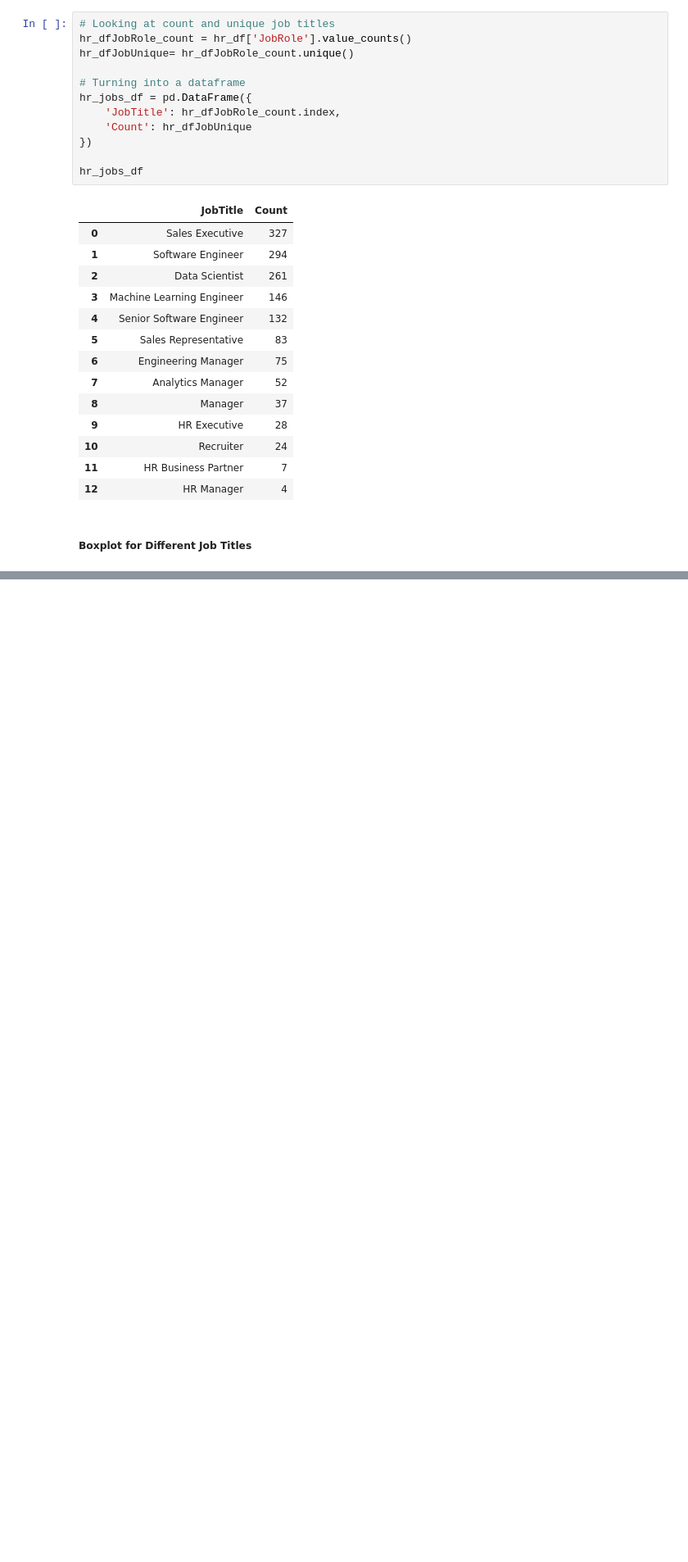
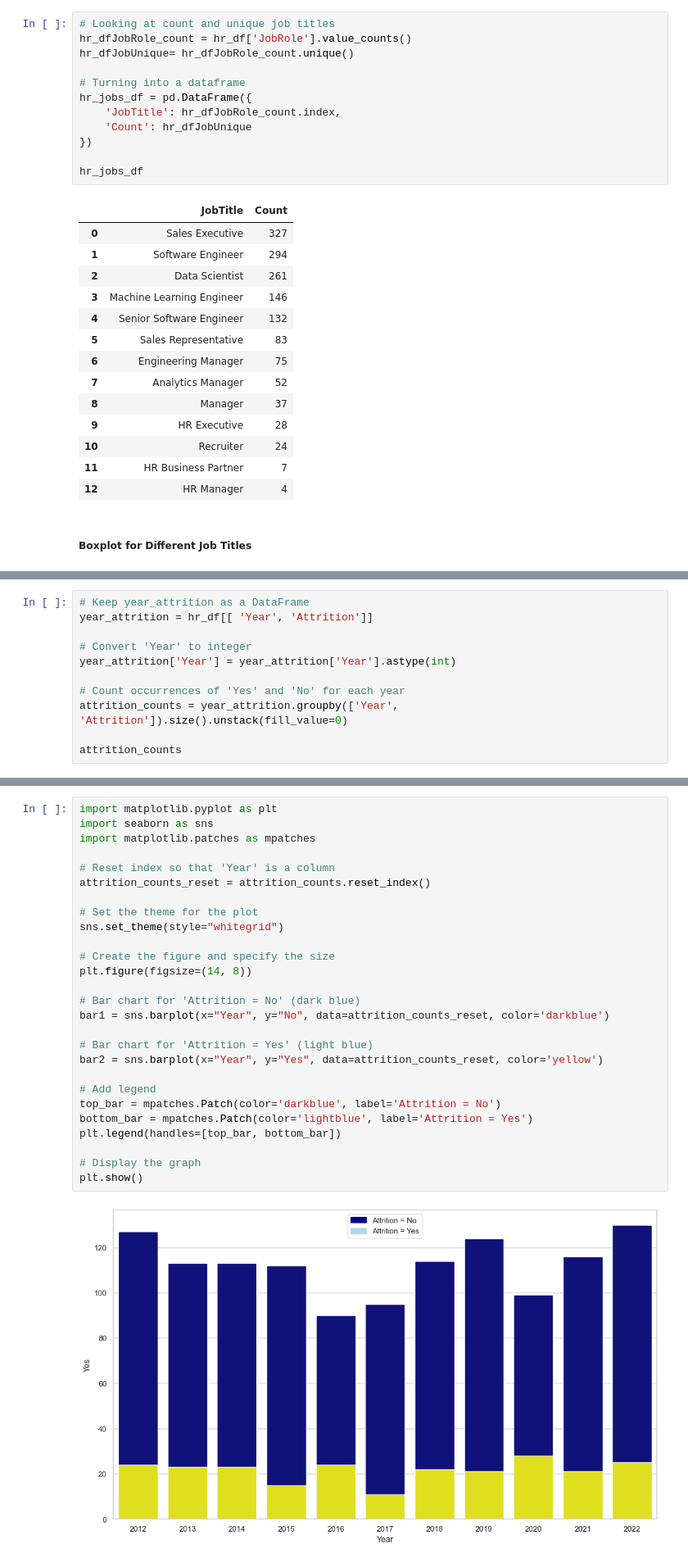
Before and after one commit to lesther-dumos/HR-Analytics-Project, a Jupyter notebook: index.ipynb, the cells around one changed output, grey strips where cells are left out. Shown: that part at 82% size. Drawn from its saved outputs; the diff is of its cells as text; blank space fills up the shorter version.

```diff
--- a/index.ipynb
+++ b/index.ipynb
@@ -108,0 +219,11 @@ hr_job_yearly = hr_df['Hi']
+# %%
+# Keep year_attrition as a DataFrame
+year_attrition = hr_df[[ 'Year', 'Attrition']]
+
+# Convert 'Year' to integer
+year_attrition['Year'] = year_attrition['Year'].astype(int)
+
+# Count occurrences of 'Yes' and 'No' for each year
+attrition_counts = year_attrition.groupby(['Year', 'Attrition']).size().unstack(fill_value=0)
+
+attrition_counts
@@ -108,0 +249,29 @@ hr_job_yearly = hr_df['Hi']
+# %%
+import matplotlib.pyplot as plt
+import seaborn as sns
+import matplotlib.patches as mpatches
+
+# Reset index so that 'Year' is a column
+attrition_counts_reset = attrition_counts.reset_index()
+
+# Set the theme for the plot
+sns.set_theme(style="whitegrid")
+
+# Create the figure and specify the size
+plt.figure(figsize=(14, 8))
+
+# Bar chart for 'Attrition = No' (dark blue)
+bar1 = sns.barplot(x="Year", y="No", data=attrition_counts_reset, color='darkblue')
+
+# Bar chart for 'Attrition = Yes' (light blue)
+bar2 = sns.barplot(x="Year", y="Yes", data=attrition_counts_reset, color='yellow')
+
+# Add legend
+top_bar = mpatches.Patch(color='darkblue', label='Attrition = No')
+bottom_bar = mpatches.Patch(color='lightblue', label='Attrition = Yes')
+plt.legend(handles=[top_bar, bottom_bar])
+
+# Display the graph
+plt.show()
+# %% [output]
+[figure, added]
```
Also changed, not shown: parts of 14 cells of this notebook.
